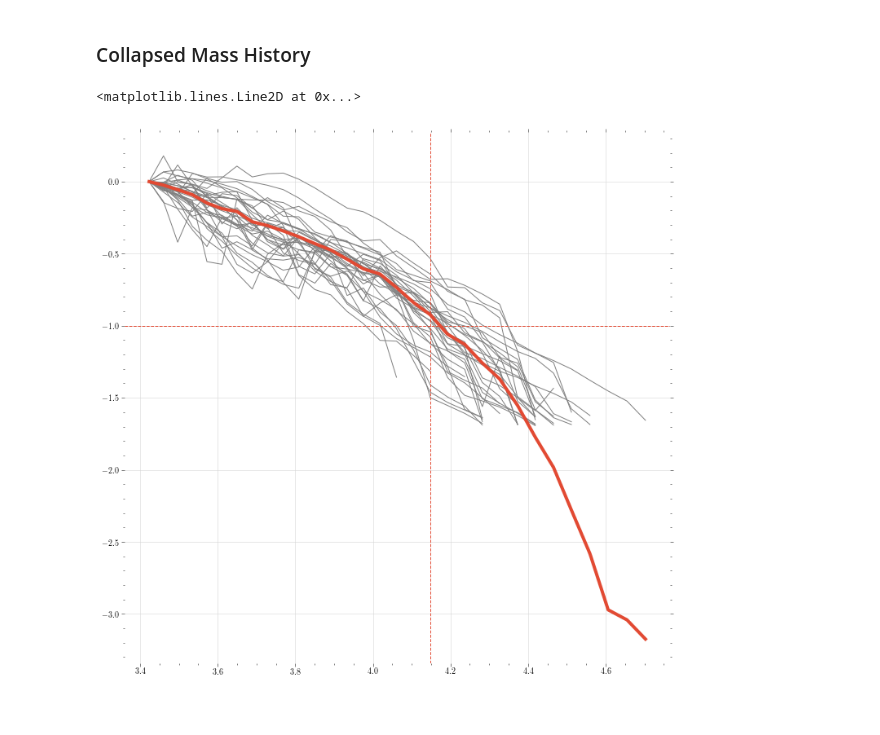
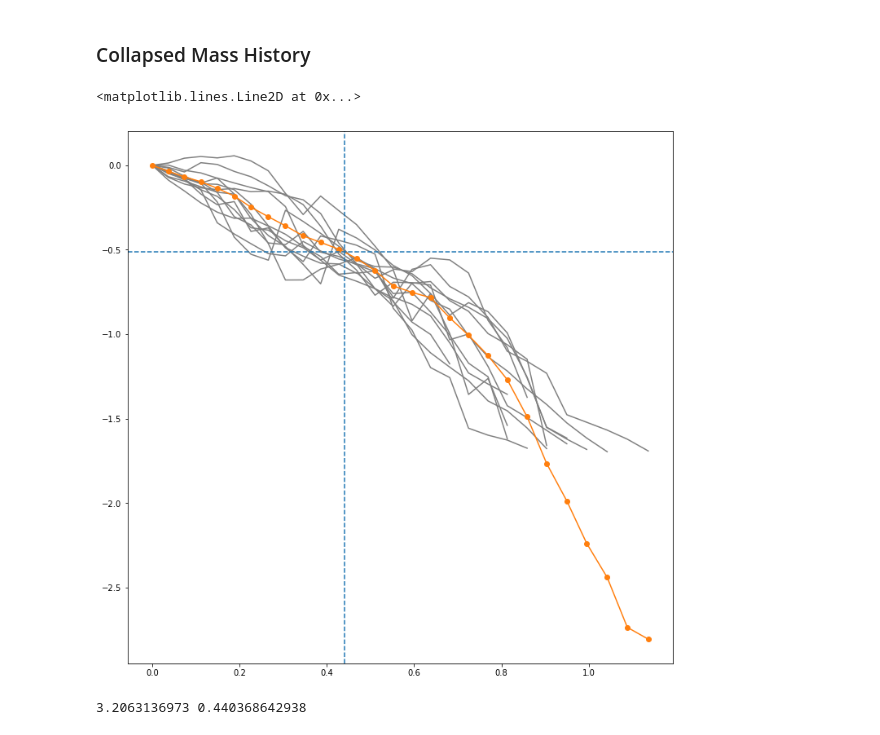
Before and after one commit to oleskiewicz/hbtp, a Jupyter notebook: notebook.ipynb, the cells around one changed output. Saved outputs shown, nothing was run; the diff lists cells and outputs as text; code cells hidden in the pictures.

```diff
--- a/notebook.ipynb
+++ b/notebook.ipynb
@@ -119,0 +89,5 @@ plt.plot(x[:-2], np.log10(nfw.m_diff(np.power(10.,x), c)[:-2]), linewidth=4)
+# %%
+xmax = 0.8
+idx = np.where((np.power(10,x) < xmax) & (np.power(10,x) > xmin))
+c = nfw.fit(p, lambda c: nfw.m(np.power(10.0,x), c), np.linspace(1.0, 10.0, 100))
+rho_s = np.log10(nfw.rho_enc(1.0/c, c))
@@ -124,18 +119,31 @@ F = 0.1
+# %%
+F = nfw.Y(1.0)/nfw.Y(c)
 # %%
-f = cmh = np.array(read.cmh(snap).loc[hs['bin'] == bin], dtype=np.float)
-cmh = np.divide(cmh.T, cmh[:,-1]).T
-m = np.mean(cmh, axis=0)
+ms = np.array(read.cmh(snap).loc[hs['HaloId']], dtype=np.float)
+ms = np.divide(ms.T, ms[:,-1]).T
+m = np.mean(ms, axis=0)
 
-z = cosmology.rho_c(\
-    np.array([zs[zs['snapshot'] == s]['redshift'][0]\
-    for s in np.arange(1+snap-cmh.shape[1], 1+snap)]))
-
-z_form = z[np.where(m > F*m[-1])][0]
+zs = np.genfromtxt('./output/hbtp/redshift_list.txt',\
+    dtype=np.dtype([('snapshot',np.int32), ('redshift',np.float32)]))
+rho = cosmology.rho_c(\
+    np.array([zs[zs['snapshot'] == s][0]['redshift']\
+    for s in np.arange(1+snap-ms.shape[1], 1+snap)]))\
+    / cosmology.rho_c(zs[zs['snapshot'] == snap][0]['redshift'])
+# %%
+m_f = F*m[-1]
+y1, y2 = m[m > m_f][0], m[m < m_f][-1]
+x1, x2 = rho[m > m_f][0], rho[m < m_f][-1]
+rho_f = (np.log10(x1/x2)/np.log10(y1/y2))*(np.log10(m_f/y1))+np.log10(x1)
 # %%
-[plt.plot(np.log10(z), np.log10(_), color='grey') for _ in cmh]
-plt.plot(np.log10(z), np.log10(np.mean(cmh, axis=0)), linewidth=4)
-plt.axhline(np.log10(F*m[-1]), linestyle='--')
-plt.axvline(np.log10(z_form), linestyle='--')
+[plt.plot(np.log10(rho), np.log10(_), color='grey') for _ in ms]
+plt.plot(np.log10(rho), np.log10(m),\
+    color='C1', marker='o')
+plt.axhline(np.log10(m_f), color='C0', linestyle='--')
+plt.axvline(rho_f, color='C0', linestyle='--')
 # %% [output]
 <matplotlib.lines.Line2D at 0x...>
-[figure, old version]
+[figure, new version]
+# %%
+print rho_s, rho_f
+# %% [output]
+3.2063136973 0.440368642938
```
Also changed, not shown: parts of 28 cells of this notebook, 1 other file.
